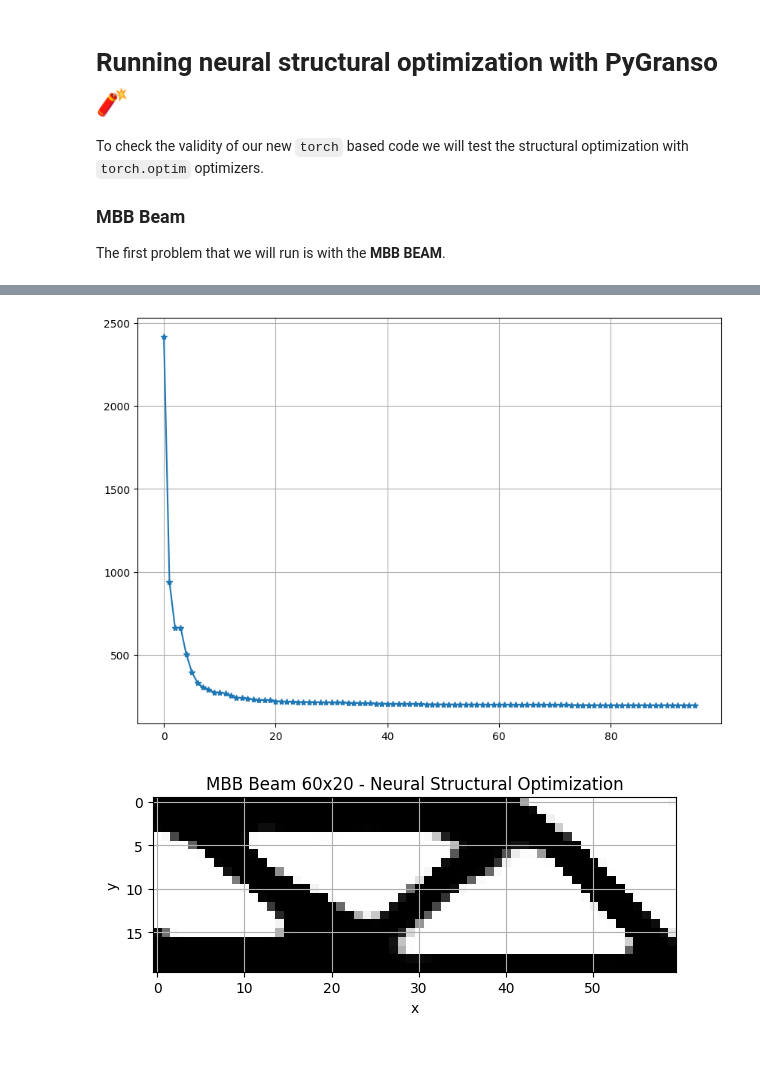
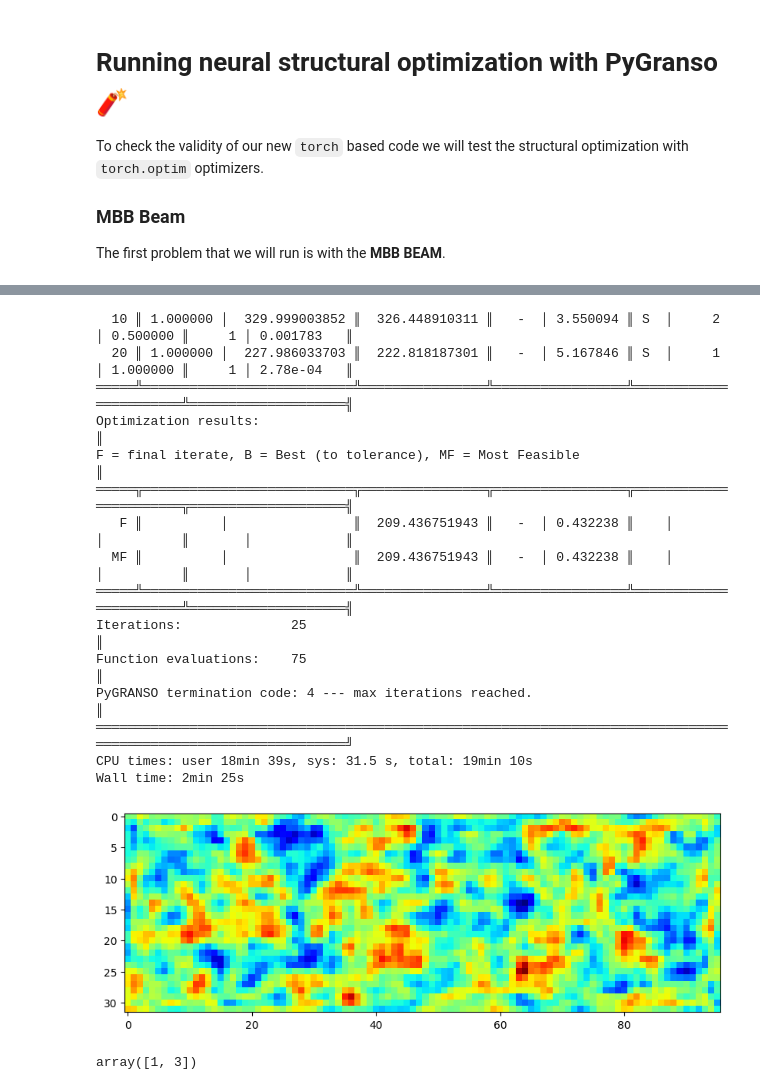
Before and after one commit to sun-umn/NCVX-Neural-Structural-Optimization, a Jupyter notebook: notebooks/PyGranso ⚗️ - Volume Constraint - MBB Beam - GPU Enabled.ipynb, the cells around one changed output, grey strips where cells are left out. Drawn from its saved outputs; the diff is of its cells as text; code cells hidden in the pictures; blank space fills up the shorter version.

```diff
--- a/notebooks/PyGranso ⚗️ - Volume Constraint - MBB Beam - GPU Enabled.ipynb
+++ b/notebooks/PyGranso ⚗️ - Volume Constraint - MBB Beam - GPU Enabled.ipynb
@@ -104,7 +107,7 @@ device(type='cuda', index=0)
 %%time
 
 # Identify the problem
-problem = problems.mbb_beam(height=20, width=60, device=device)
+problem = problems.mbb_beam(height=32, width=96, density=0.5, device=device)
 problem.name = 'mbb_beam'
 
 # cnn_kwargs
@@ -116,23 +119,24 @@ args = topo_api.specified_task(problem, device=device)
 # Trials
 trials = []
 
-for seed in range(40, 41):
-    torch.random.manual_seed(seed)
-    torch.cuda.manual_seed(seed)
-    torch.backends.cudnn.deterministic = True
-    torch.backends.cudnn.benchmark = False
+# Good seed is between 40 & 41
+for index, seed in enumerate(range(0, 1)):
+    # torch.random.manual_seed(seed)
+    # torch.cuda.manual_seed(seed)
+    # torch.backends.cudnn.deterministic = True
+    # torch.backends.cudnn.benchmark = False
 
     # Initialize the CNN Model
     if cnn_kwargs is not None:
         cnn_model = (
             models
-            .CNNModel(args, **cnn_kwargs)
+            .CNNModel(args, random_seed=seed, **cnn_kwargs)
             .to(device=device, dtype=utils.DEFAULT_DTYPE)
         )
     else:
         cnn_model = (
             models
-            .CNNModel(args)
+            .CNNModel(args, random_seed=seed)
             .to(device=device, dtype=utils.DEFAULT_DTYPE)
         )
 
@@ -174,7 +178,7 @@ for seed in range(40, 41):
     opts.limited_mem_size = 10
     opts.double_precision = True
     opts.mu0 = 1.0
-    opts.maxit = 95
+    opts.maxit = 25
     opts.print_frequency = 10
     opts.stat_l2_model = False
     opts.viol_eq_tol = 1e-6
@@ -199,6 +203,11 @@ for seed in range(40, 41):
     final_designs = [designs[i] for i in designs_indexes]
 
     trials.append((soln.final.f, pd.Series(log.f), final_designs))
+
+    fig, ax1 = plt.subplots(1, 1, figsize=(10, 5))
+
+    # pygranso
+    output = ax1.imshow(designs[index], cmap='jet')
 # %% [output]
 ╔═════ QP SOLVER NOTICE ════════════════════════════════════════════════════════════════════════╗
 ║  PyGRANSO requires a quadratic program (QP) solver that has a quadprog-compatible interface,  ║
@@ -220,25 +229,57 @@ Wall time: 28 s
+  10 ║ 1.000000 │  329.999003852 ║  326.448910311 ║   -  │ 3.550094 ║ S  │     2 │ 0.500000 ║     1 │ 0.001783   ║
+  20 ║ 1.000000 │  227.986033703 ║  222.818187301 ║   -  │ 5.167846 ║ S  │     1 │ 1.000000 ║     1 │ 2.78e-04   ║
+═════╩═══════════════════════════╩════════════════╩═════════════════╩═══════════════════════╩════════════════════╣
+Optimization results:                                                                                            ║
+F = final iterate, B = Best (to tolerance), MF = Most Feasible                                                   ║
+═════╦═══════════════════════════╦════════════════╦═════════════════╦═══════════════════════╦════════════════════╣
+   F ║          │                ║  209.436751943 ║   -  │ 0.432238 ║    │       │          ║       │            ║
+  MF ║          │                ║  209.436751943 ║   -  │ 0.432238 ║    │       │          ║       │            ║
+═════╩═══════════════════════════╩════════════════╩═════════════════╩═══════════════════════╩════════════════════╣
+Iterations:              25                                                                                      ║
+Function evaluations:    75                                                                                      ║
+PyGRANSO termination code: 4 --- max iterations reached.                                                         ║
+═════════════════════════════════════════════════════════════════════════════════════════════════════════════════╝
+CPU times: user 18min 39s, sys: 31.5 s, total: 19min 10s
+Wall time: 2min 25s
+[figure, added]
+# %%
+test = np.array([1, 2, 3, 4])
+test[[0, 2]]
+# %% [output]
+array([1, 3])
 # %%
 best_trial = sorted(trials)[0]
 # %%
 # Plot the loss
 ax = best_trial[1].cummin().plot(figsize=(10, 7), marker='*')
 ax.grid()
-# %% [output]
-[figure, removed]
 # %%
 from scipy.ndimage import gaussian_filter
+from mpl_toolkits.axes_grid1 import make_axes_locatable
 
 pygranso_structure = best_trial[2][-1]
 
 # Plot the two structures together
-fig, ax1 = plt.subplots(1, 1, figsize=(6, 4))
+fig, ax1 = plt.subplots(1, 1, figsize=(10, 5))
 
 # pygranso
-ax1.imshow(pygranso_structure, cmap='Greys')
-ax1.grid()
-ax1.set_xlabel('x')
-ax1.set_ylabel('y')
+output = ax1.imshow(pygranso_structure, cmap='Greys')
+ax1.set_xticks(np.arange(60))
+ax1.set_yticks(np.arange(20))
+
+ax1.grid(which='both')
+
+ax1.set_xlim(left=0, right=59)
+ax1.set_ylim(top=0)
+
 ax1.set_title('MBB Beam 60x20 - Neural Structural Optimization')
+
+divider = make_axes_locatable(ax)
+plt.xticks(color='w')
+plt.yticks(color='w')
+
+cax = divider.append_axes("bottom", size="10%", pad=0.05)
+plt.colorbar(output, orientation='horizontal', cax=cax)
+
 fig.tight_layout()
+fig.savefig('/Users/ryandevera/Desktop/design_grid_gray.png', bbox_inches='tight', pad_inches=0.01)
-# %% [output]
-[figure, removed]
```
Also changed, not shown: parts of 7 cells of this notebook.
